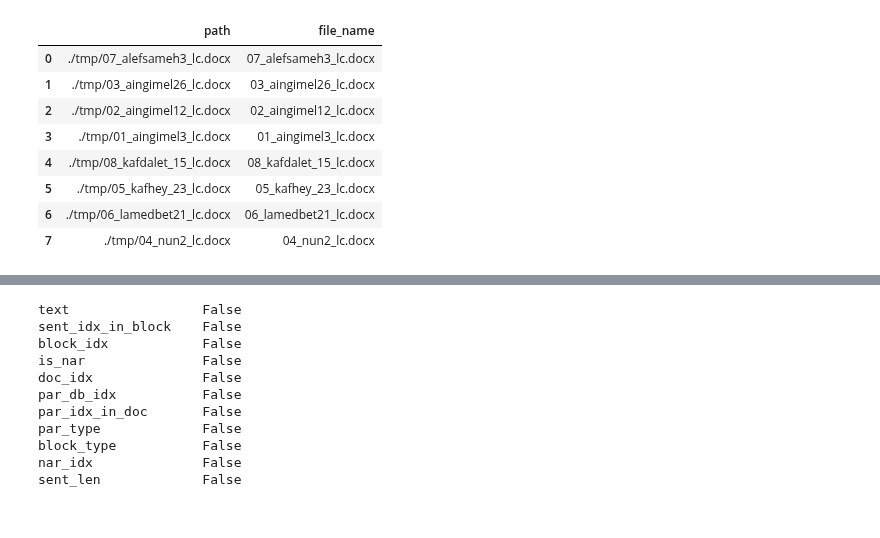
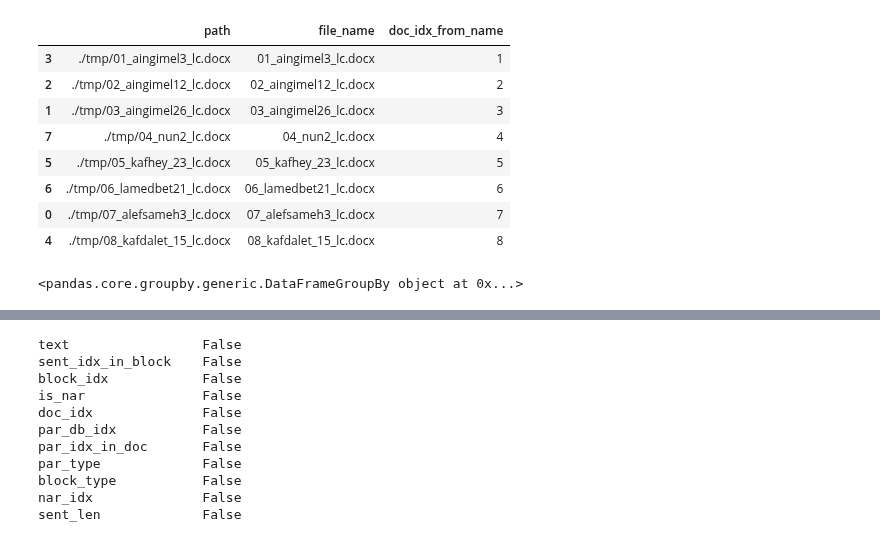
Before and after one commit to Sofy34/personal_strudy, a Jupyter notebook: thesis/01_parse_clean_docs.ipynb, the cells around one changed output, grey strips where cells are left out. Saved outputs shown, nothing was run; the diff lists cells and outputs as text; code cells hidden in the pictures.

Commit message:
proceed features per document, implement LeaveOneGroupOut

```diff
--- a/thesis/01_parse_clean_docs.ipynb
+++ b/thesis/01_parse_clean_docs.ipynb
@@ -33,19 +33,24 @@ Doc 5 paragraphs saved
 # %%
 doc_db =  pd.read_csv("./dataframes/doc_db.csv")
+doc_db.sort_values(by='doc_idx_from_name',inplace=True)
 doc_db
 # %% [output]
-|  | path | file_name |
-| 0 | ./tmp/07_alefsameh3_lc.docx | 07_alefsameh3_lc.docx |
-| 1 | ./tmp/03_aingimel26_lc.docx | 03_aingimel26_lc.docx |
-| 2 | ./tmp/02_aingimel12_lc.docx | 02_aingimel12_lc.docx |
-| 3 | ./tmp/01_aingimel3_lc.docx | 01_aingimel3_lc.docx |
-| 4 | ./tmp/08_kafdalet_15_lc.docx | 08_kafdalet_15_lc.docx |
-| 5 | ./tmp/05_kafhey_23_lc.docx | 05_kafhey_23_lc.docx |
-| 6 | ./tmp/06_lamedbet21_lc.docx | 06_lamedbet21_lc.docx |
-| 7 | ./tmp/04_nun2_lc.docx | 04_nun2_lc.docx |
+|  | path | file_name | doc_idx_from_name |
+| 3 | ./tmp/01_aingimel3_lc.docx | 01_aingimel3_lc.docx | 1 |
+| 2 | ./tmp/02_aingimel12_lc.docx | 02_aingimel12_lc.docx | 2 |
+| 1 | ./tmp/03_aingimel26_lc.docx | 03_aingimel26_lc.docx | 3 |
+| 7 | ./tmp/04_nun2_lc.docx | 04_nun2_lc.docx | 4 |
+| 5 | ./tmp/05_kafhey_23_lc.docx | 05_kafhey_23_lc.docx | 5 |
+| 6 | ./tmp/06_lamedbet21_lc.docx | 06_lamedbet21_lc.docx | 6 |
+| 0 | ./tmp/07_alefsameh3_lc.docx | 07_alefsameh3_lc.docx | 7 |
+| 4 | ./tmp/08_kafdalet_15_lc.docx | 08_kafdalet_15_lc.docx | 8 |
 # %%
 sent_db = pd.concat(map(pd.read_csv, glob.glob(os.path.join(os.path.join(os.getcwd(),defines.PATH_TO_DFS,"*_sent_db.csv")))))
 sent_db.reset_index(inplace=True,drop=True)
+# %%
+display(sent_db.groupby('doc_idx'))
+# %% [output]
+<pandas.core.groupby.generic.DataFrameGroupBy object at 0x...>
 # %%
 sent_db[sent_db['text'].str.contains('[א-ת]') == False]
 # %% [output]
```
Also changed, not shown: parts of 8 cells of this notebook, 5 other files.
